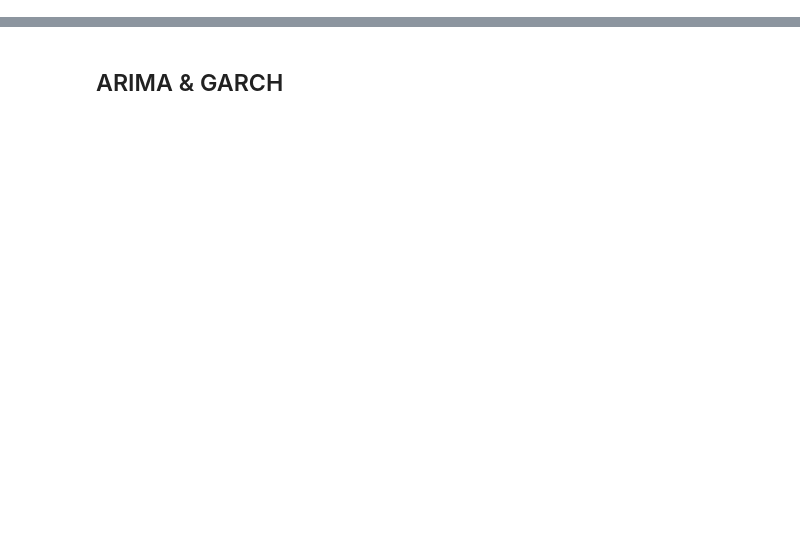
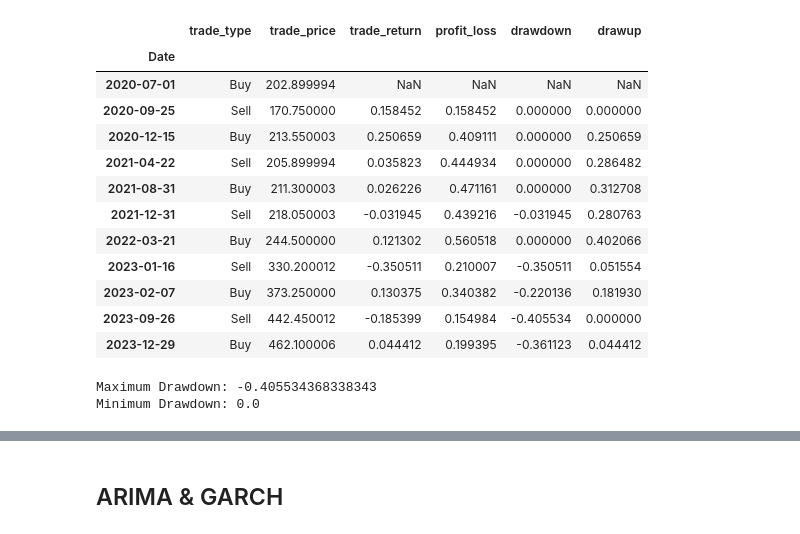
Before and after one commit to pragneshrana/WorkSample, a Jupyter notebook: ML_DL_Finance.ipynb, the cells around one changed output, grey strips where cells are left out. Saved outputs shown, nothing was run; the diff lists cells and outputs as text; code cells hidden in the pictures; blank space fills up the shorter version.

```diff
--- a/ML_DL_Finance.ipynb
+++ b/ML_DL_Finance.ipynb
@@ -25,0 +107,21 @@ Steps:
+# %%
+def calculate_trade_summary(backtest):
+    trades = backtest[(backtest['buy_signal'] == 1) | (backtest['sell_signal'] == 1)]
+
+    trade_summary = pd.DataFrame(index=trades.index)
+    trade_summary['trade_type'] = np.where(trades['buy_signal'] == 1, 'Buy', 'Sell')
+    trade_summary['trade_price'] = trades['close']
+    trade_summary['trade_return'] = trade_summary['trade_price'].pct_change() * trade_summary['trade_type'].apply(lambda x: 1 if x == 'Buy' else -1)
+
+    # Calculate profit and loss
+    trade_summary['profit_loss'] = trade_summary['trade_return'].cumsum()
+
+    # Calculate drawdowns
+    trade_summary['drawdown'] = trade_summary['profit_loss'] - trade_summary['profit_loss'].cummax()
+    trade_summary['drawup'] = trade_summary['profit_loss'] - trade_summary['profit_loss'].cummin()
+
+    # Calculate maximum drawdown and minimum drawdown
+    max_drawdown = trade_summary['drawdown'].min()
+    min_drawdown = trade_summary['drawup'].min()
+
+    return trade_summary, max_drawdown, min_drawdown
@@ -25,0 +134,26 @@ Steps:
+# %%
+# Example usage
+trade_summary, max_drawdown, min_drawdown = calculate_trade_summary(backtest)
+# %%
+# Display trade summary
+display(trade_summary)
+
+# Display maximum drawdown and minimum drawdown
+print(f"Maximum Drawdown: {max_drawdown}")
+print(f"Minimum Drawdown: {min_drawdown}")
+# %% [output]
+|  | trade_type | trade_price | trade_return | profit_loss | drawdown | drawup |
+| Date |  |  |  |  |  |  |
+| 2020-07-01 | Buy | 202.899994 | NaN | NaN | NaN | NaN |
+| 2020-09-25 | Sell | 170.750000 | 0.158452 | 0.158452 | 0.000000 | 0.000000 |
+| 2020-12-15 | Buy | 213.550003 | 0.250659 | 0.409111 | 0.000000 | 0.250659 |
+| 2021-04-22 | Sell | 205.899994 | 0.035823 | 0.444934 | 0.000000 | 0.286482 |
+| 2021-08-31 | Buy | 211.300003 | 0.026226 | 0.471161 | 0.000000 | 0.312708 |
+| 2021-12-31 | Sell | 218.050003 | -0.031945 | 0.439216 | -0.031945 | 0.280763 |
+| 2022-03-21 | Buy | 244.500000 | 0.121302 | 0.560518 | 0.000000 | 0.402066 |
+| 2023-01-16 | Sell | 330.200012 | -0.350511 | 0.210007 | -0.350511 | 0.051554 |
+| 2023-02-07 | Buy | 373.250000 | 0.130375 | 0.340382 | -0.220136 | 0.181930 |
+| 2023-09-26 | Sell | 442.450012 | -0.185399 | 0.154984 | -0.405534 | 0.000000 |
+| 2023-12-29 | Buy | 462.100006 | 0.044412 | 0.199395 | -0.361123 | 0.044412 |
+Maximum Drawdown: -0.405534368338343
+Minimum Drawdown: 0.0
```
Also changed, not shown: parts of 40 cells of this notebook.
